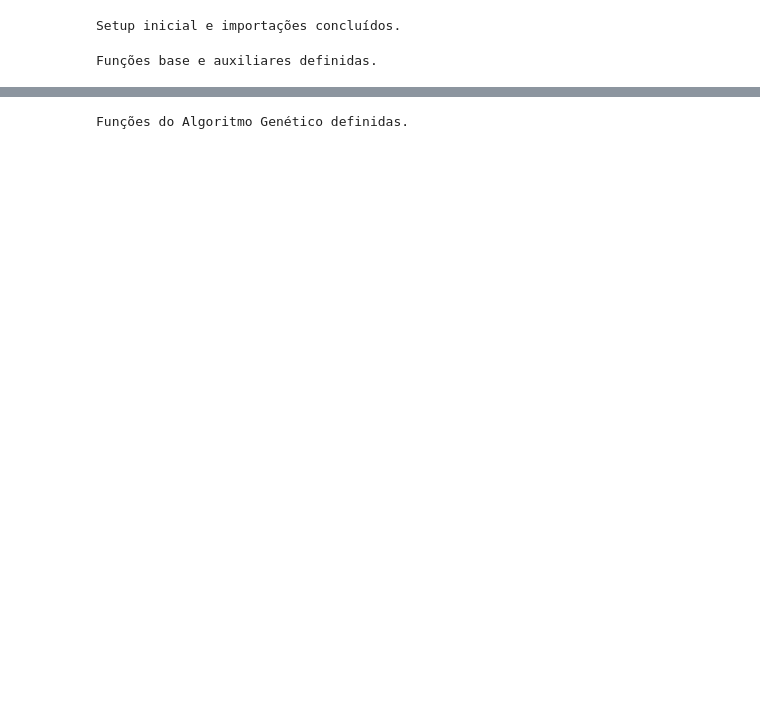
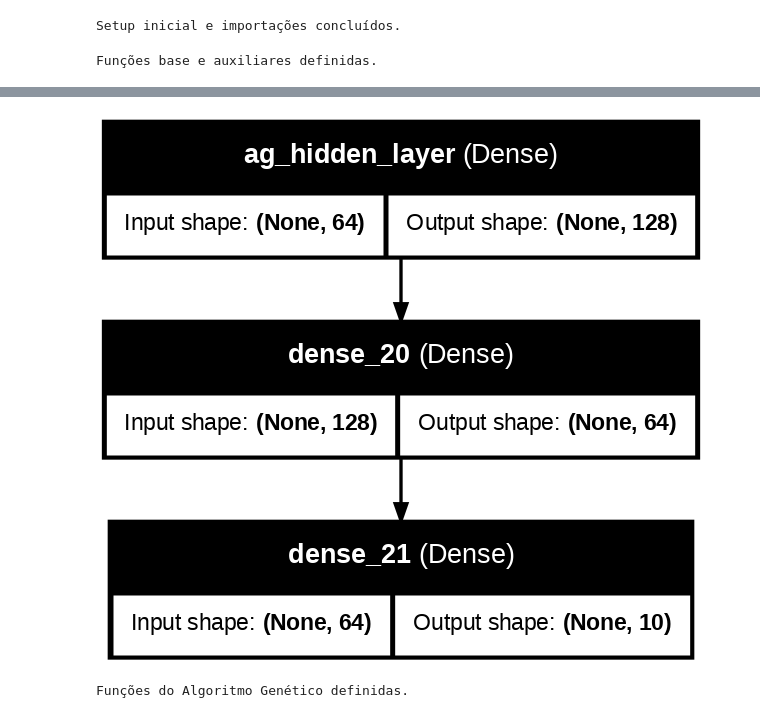
Before and after one commit to pradodis/digits-ag-dl, a Jupyter notebook: notebooks/OficialAG2.ipynb, the cells around one changed output, grey strips where cells are left out. Saved outputs shown, nothing was run; the diff lists cells and outputs as text; code cells hidden in the pictures; blank space fills up the shorter version.

```diff
--- a/notebooks/OficialAG2.ipynb
+++ b/notebooks/OficialAG2.ipynb
@@ -148,3 +371,21 @@ CROSSOVER_PROBABILITY    0.80
+# %%
+from tensorflow.keras.utils import plot_model
+import os
+
+# Certifique-se de ter o modelo compilado:
+modelo_para_plotar = build_model_for_ag_fitness(input_shape=[64])
+
+# Diretório de saída
+saida_arquivo = "arquitetura_rede.png"
+
+# Gera o diagrama
+plot_model(modelo_para_plotar, to_file=saida_arquivo, show_shapes=True, show_layer_names=True, dpi=120)
+
+# Mostra no notebook (se estiver usando Jupyter/Colab)
+from IPython.display import Image
+Image(filename=saida_arquivo)
+# %% [output]
+[figure, added]
 # %%
 # --- Funções do Algoritmo Genético ---
 
```
Also changed, not shown: parts of 13 cells of this notebook, 1 other file.
